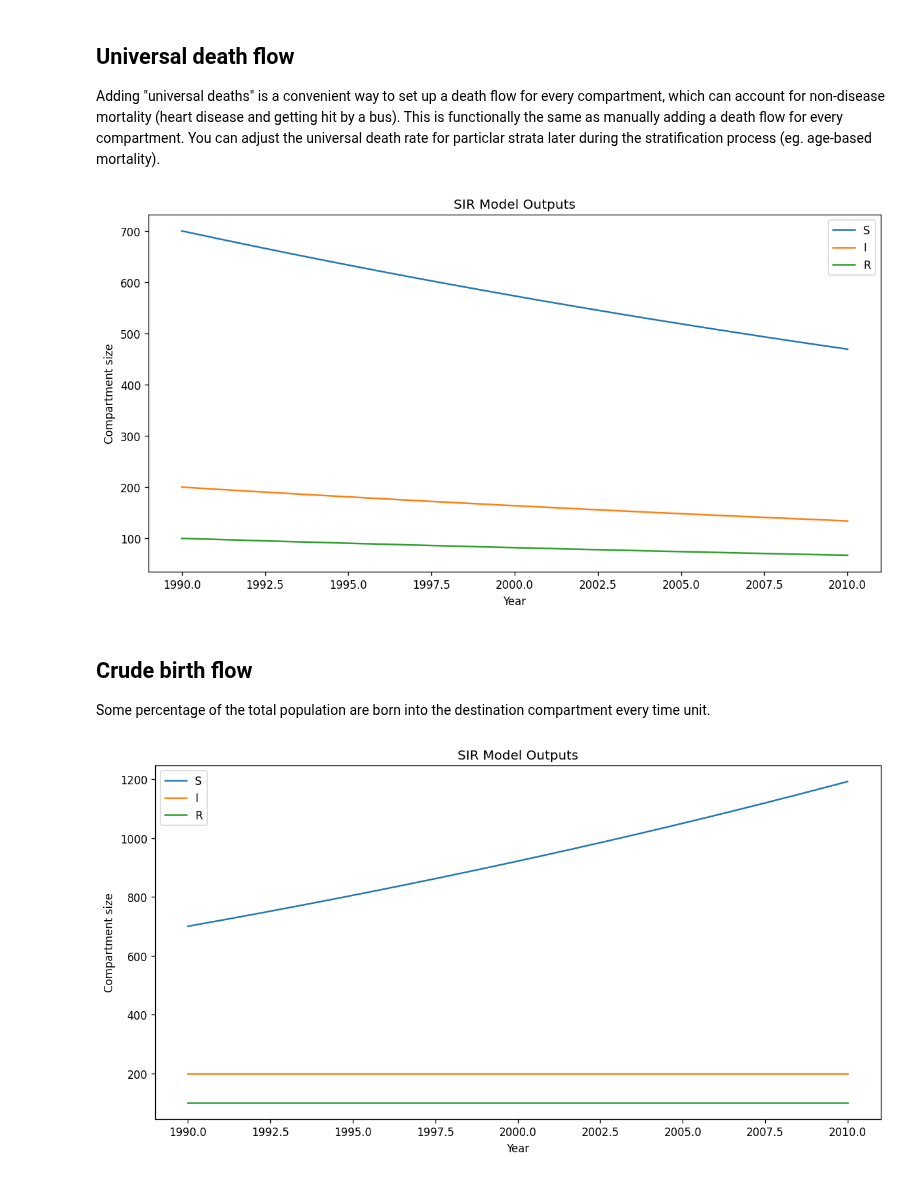
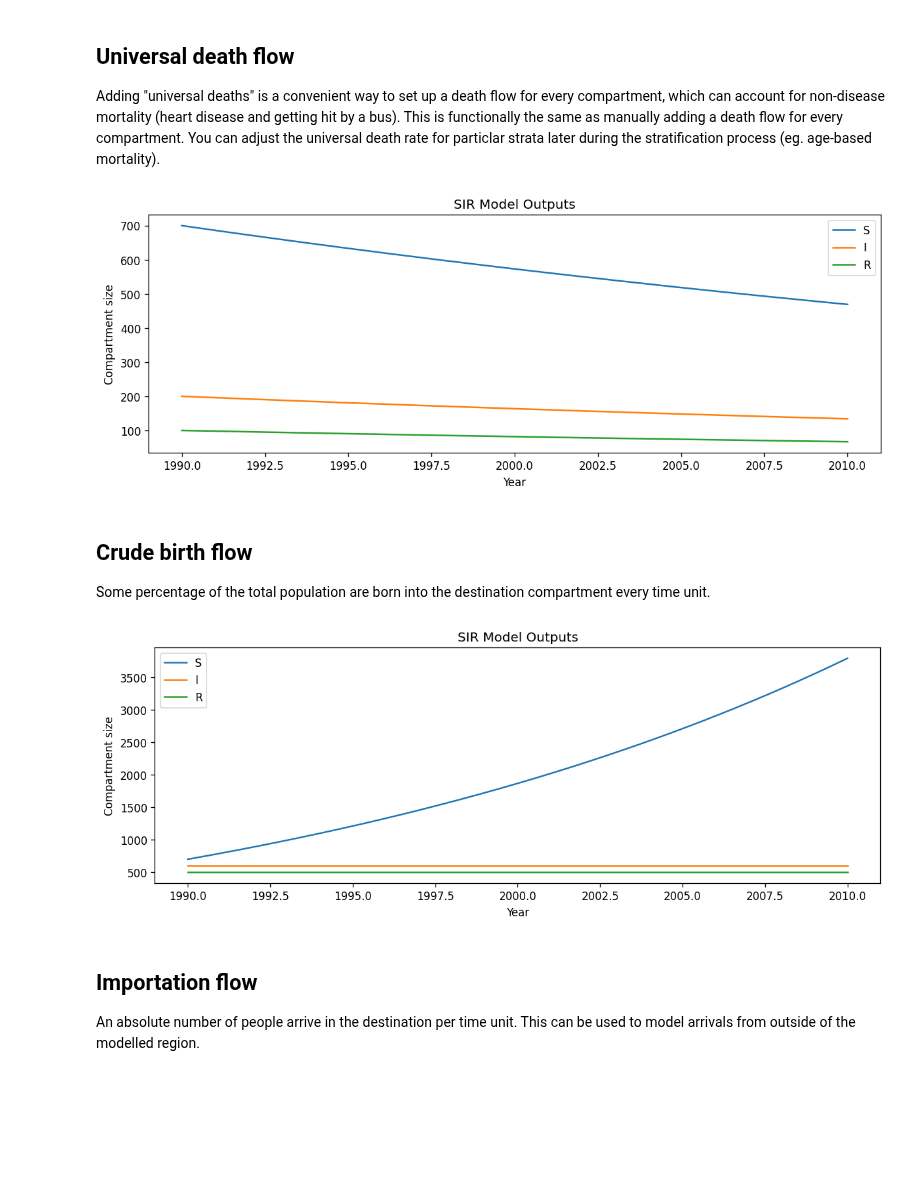
Before and after one commit to monash-emu/summer, a Jupyter notebook: docs/examples/3-flow-types.ipynb, the cells around one changed output. Drawn from its saved outputs; the diff is of its cells as text; code cells hidden in the pictures; blank space fills up the shorter version.

```diff
--- a/docs/examples/3-flow-types.ipynb
+++ b/docs/examples/3-flow-types.ipynb
@@ -30,7 +30,7 @@ def build_model():
 
 def plot_compartments(model, times=[]):
     """Plot model compartment sizes over time"""
-    fig, ax = plt.subplots(1, 1, figsize=(12, 6), dpi=120)
+    fig, ax = plt.subplots(1, 1, figsize=(12, 4), dpi=120)
     for i in range(model.outputs.shape[1]):
         ax.plot(model.times, model.outputs.T[i])
 
@@ -186,19 +186,23 @@ model.add_universal_death_flows("universal_death", death_rate=0.02)
 model.run()
 plot_compartments(model)
 # %% [output]
-[figure, old version]
+[figure, new version]
 # %% [markdown]
 ## Crude birth flow
 
 Some percentage of the total population are born into the destination compartment every time unit.
 # %%
 model = build_model()
-model.set_initial_population(distribution={"S": 700, "I": 200, "R": 100})
+model.set_initial_population(distribution={"S": 700, "I": 600, "R": 500})
 
-# 2% of the total population per year are born as susceptible.
-model.add_crude_birth_flow("birth", birth_rate=0.02, dest="S")
+# 5% of the total population per year are born as susceptible.
+model.add_crude_birth_flow("birth", birth_rate=0.05, dest="S")
 
 model.run()
 plot_compartments(model)
 # %% [output]
-[figure, old version]
+[figure, new version]
+# %% [markdown]
+## Importation flow
+
+An absolute number of people arrive in the destination per time unit. This can be used to model arrivals from outside of the modelled region.
```
Also changed, not shown: parts of 15 cells of this notebook, 6 other files.
